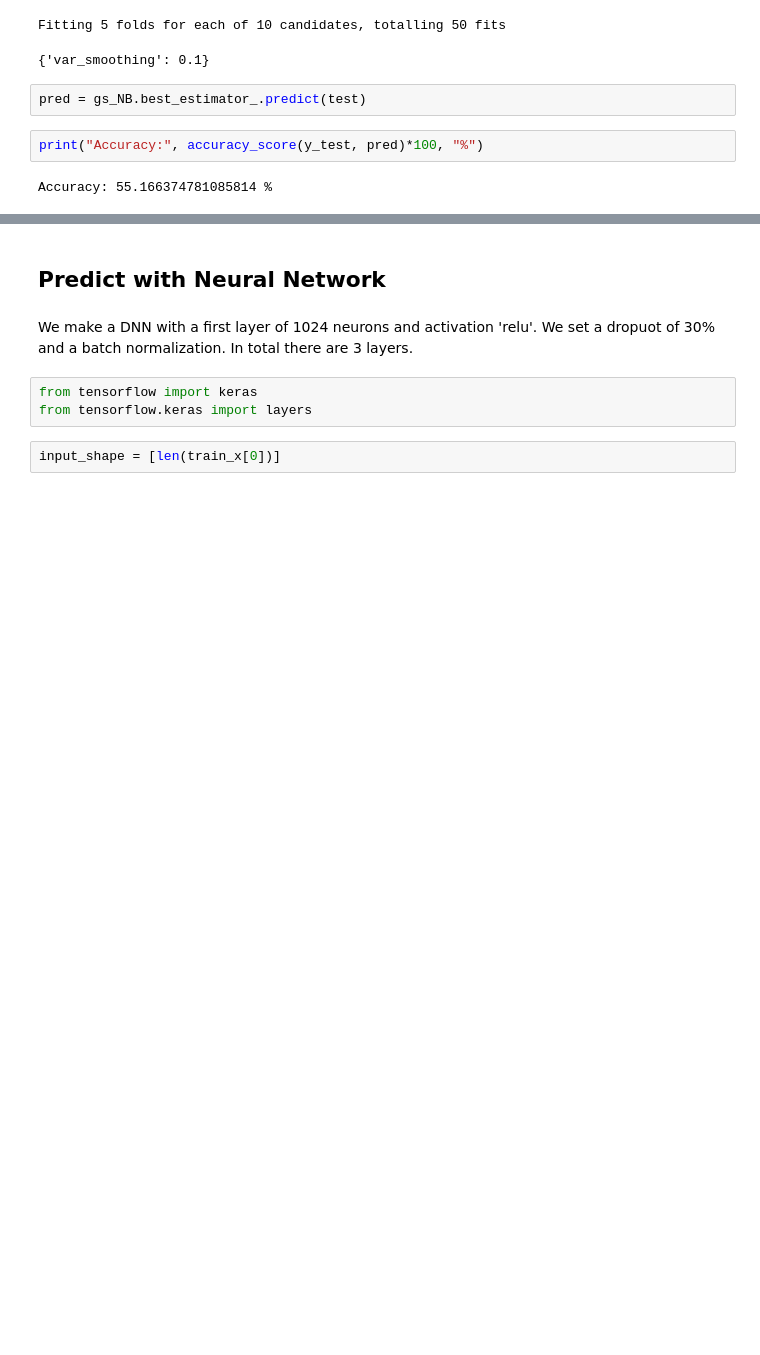
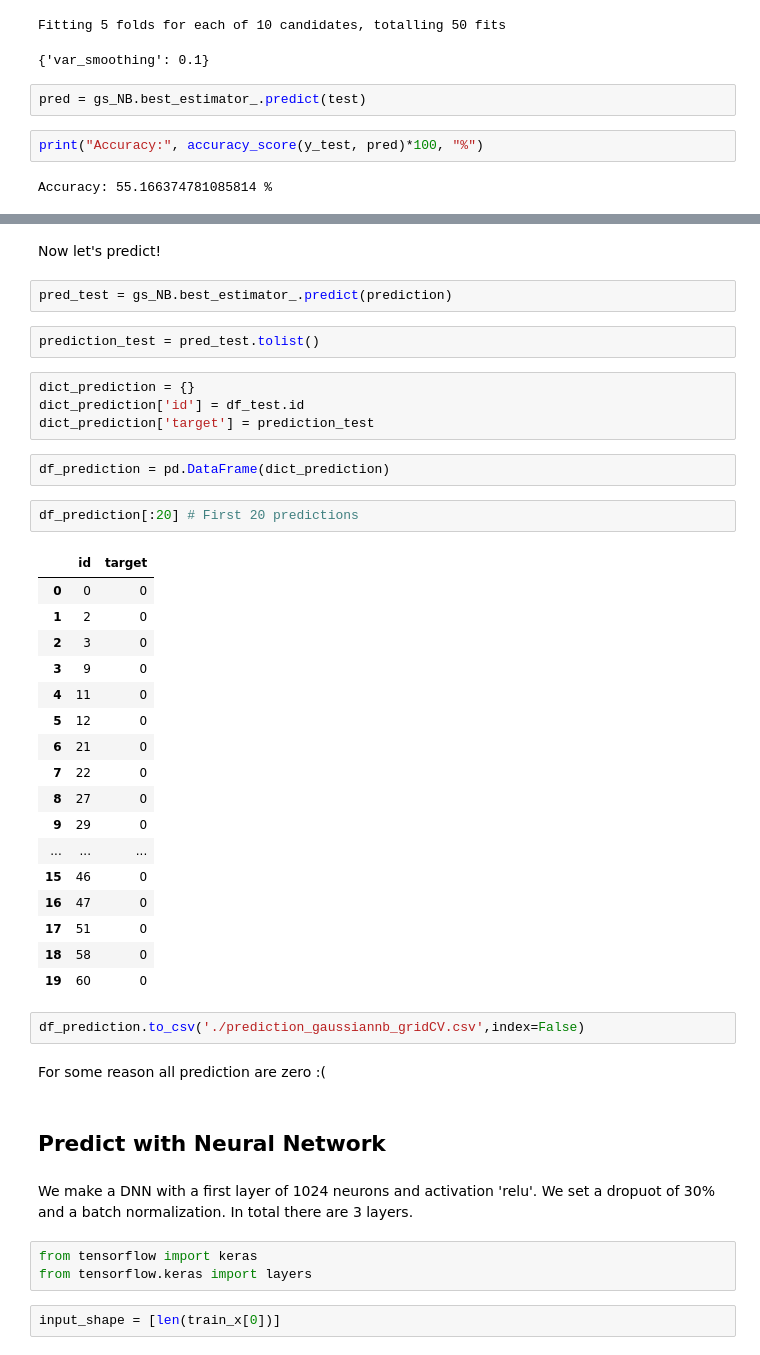
Before and after one commit to joacssilveira/kaggle_competition_NLP, a Jupyter notebook: modeling.ipynb, the cells around one changed output, grey strips where cells are left out. Cells and saved outputs as stored; diff of their text form; blank space fills up the shorter version.

```diff
--- a/modeling.ipynb
+++ b/modeling.ipynb
@@ -100,3 +198,39 @@ The accuracy raice a 2%, but still low. Let's try with other model.
+# %% [markdown]
+Now let's predict!
+# %%
+pred_test = gs_NB.best_estimator_.predict(prediction)
+# %%
+prediction_test = pred_test.tolist()
+# %%
+dict_prediction = {}
+dict_prediction['id'] = df_test.id
+dict_prediction['target'] = prediction_test
+# %%
+df_prediction = pd.DataFrame(dict_prediction)
+# %%
+df_prediction[:20] # First 20 predictions
+# %% [output]
+|  | id | target |
+| 0 | 0 | 0 |
+| 1 | 2 | 0 |
+| 2 | 3 | 0 |
+| 3 | 9 | 0 |
+| 4 | 11 | 0 |
+| 5 | 12 | 0 |
+| 6 | 21 | 0 |
+| 7 | 22 | 0 |
+| 8 | 27 | 0 |
+| 9 | 29 | 0 |
+| ... | ... | ... |
+| 15 | 46 | 0 |
+| 16 | 47 | 0 |
+| 17 | 51 | 0 |
+| 18 | 58 | 0 |
+| 19 | 60 | 0 |
+# %%
+df_prediction.to_csv('./prediction_gaussiannb_gridCV.csv',index=False)
+# %% [markdown]
+For some reason all prediction are zero :(
 # %% [markdown]
 ## Predict with Neural Network
 # %% [markdown]
```
Also changed, not shown: parts of 25 cells of this notebook, 2 other files.
